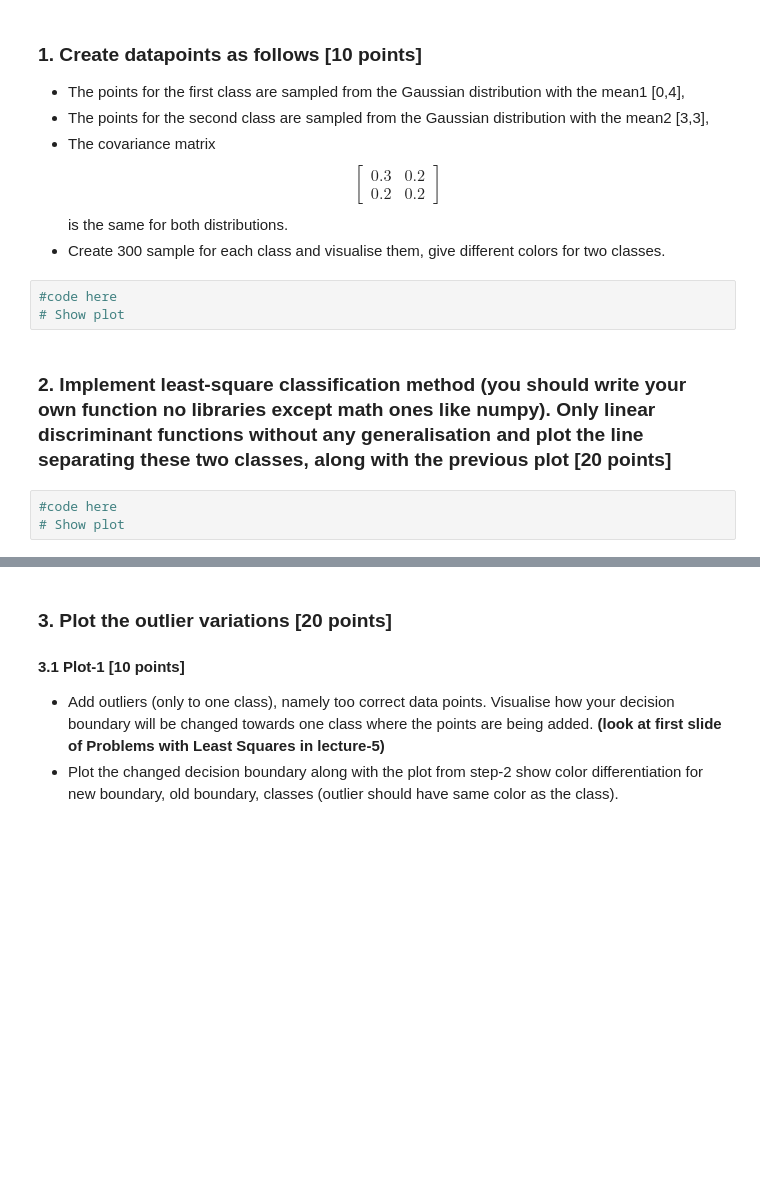
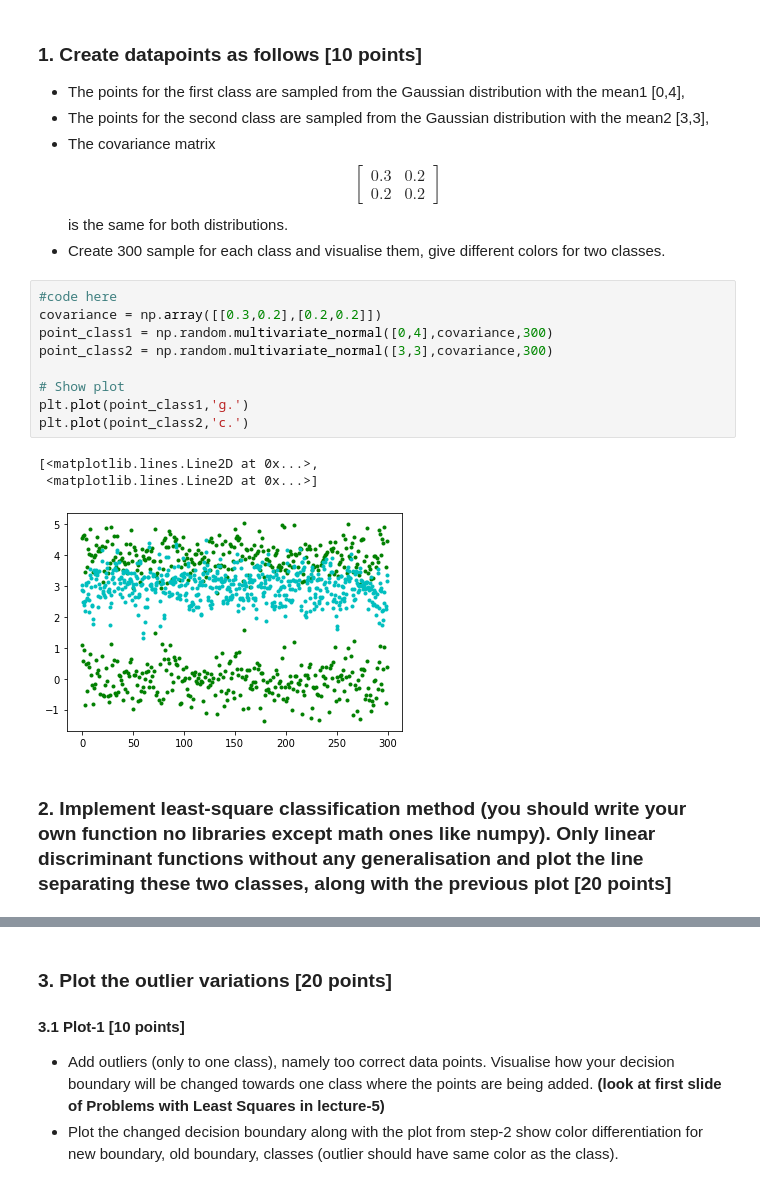
Before and after one commit to natalialqp/Machine-Learning, a Jupyter notebook: HW4/Homework_LinDiscriminant_LogRegression.ipynb, the cells around one changed output, grey strips where cells are left out. Drawn from its saved outputs; the diff is of its cells as text; blank space fills up the shorter version.

```diff
--- a/HW4/Homework_LinDiscriminant_LogRegression.ipynb
+++ b/HW4/Homework_LinDiscriminant_LogRegression.ipynb
@@ -40,11 +40,18 @@ import sklearn
 - The points for the second class are sampled from the Gaussian distribution with the mean2 [3,3],
 - The covariance matrix $$\begin{bmatrix} 0.3 & 0.2 \\ 0.2 & 0.2 \end{bmatrix}$$ is the same for both distributions.
 - Create 300 sample for each class and visualise them, give different colors for two classes.
-# %%
-#code here
-# Show plot
+# %%
+#code here
+covariance = np.array([[0.3,0.2],[0.2,0.2]])
+point_class1 = np.random.multivariate_normal([0,4],covariance,300)
+point_class2 = np.random.multivariate_normal([3,3],covariance,300)
+
+# Show plot
+plt.plot(point_class1,'g.')
+plt.plot(point_class2,'c.')
+# %% [output]
+[<matplotlib.lines.Line2D at 0x...>,
+ <matplotlib.lines.Line2D at 0x...>]
+[figure, added]
 # %% [markdown]
 ### 2. Implement least-square classification method (you should write your own function no libraries except math ones like numpy). Only linear discriminant functions without any generalisation and plot the line separating these two classes, along with the previous plot [20 points]
-# %%
-#code here
-# Show plot
```
Also changed, not shown: parts of 9 cells of this notebook.
